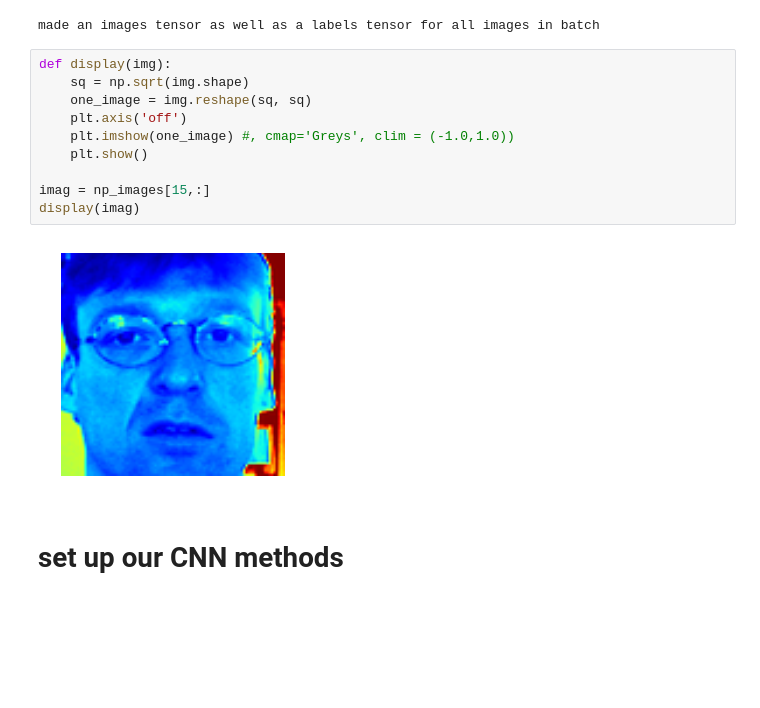
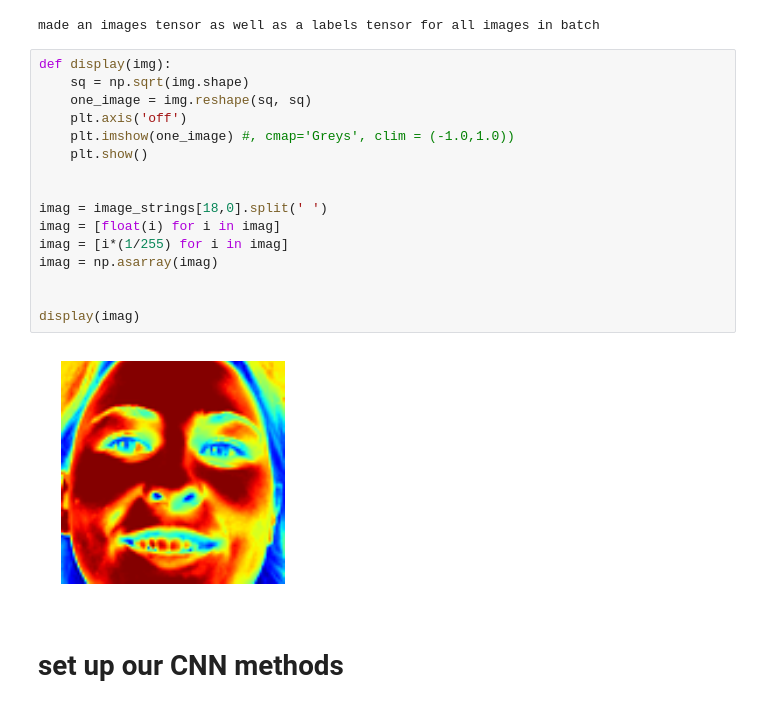
Before and after one commit to rikkitikkitumbo/Kaggle-Face-Recognition, a Jupyter notebook: code.ipynb, the cells around one changed output. Saved outputs shown, nothing was run; the diff lists cells and outputs as text; blank space fills up the shorter version.

Commit message:
fixed display image

```diff
--- a/code.ipynb
+++ b/code.ipynb
@@ -45,15 +45,21 @@ made an images tensor as well as a labels tensor for all images in batch
 # %%
 def display(img):
     sq = np.sqrt(img.shape)
     one_image = img.reshape(sq, sq)
     plt.axis('off')
     plt.imshow(one_image) #, cmap='Greys', clim = (-1.0,1.0))
     plt.show()
 
-imag = np_images[15,:]
+
+imag = image_strings[18,0].split(' ')
+imag = [float(i) for i in imag]
+imag = [i*(1/255) for i in imag]
+imag = np.asarray(imag)
+
+
 display(imag)
 # %% [output]
-[figure, old version]
+[figure, new version]
 # %% [markdown]
 # set up our CNN methods
 # %%
```
Also changed, not shown: parts of 1 cell of this notebook.
